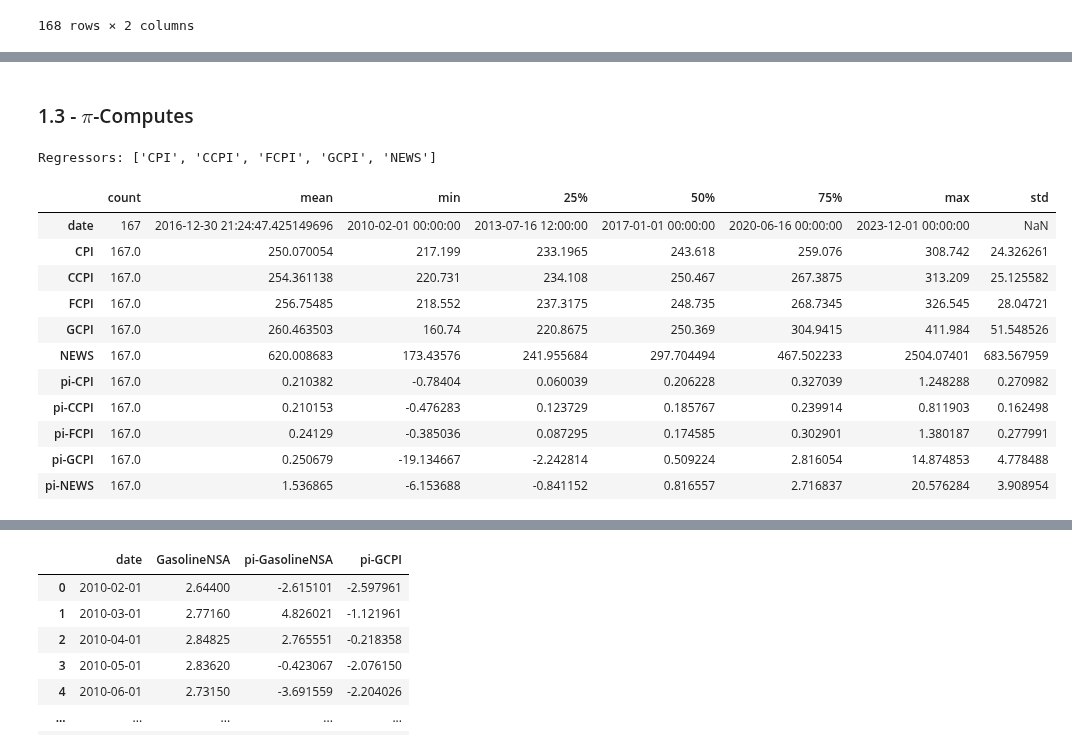
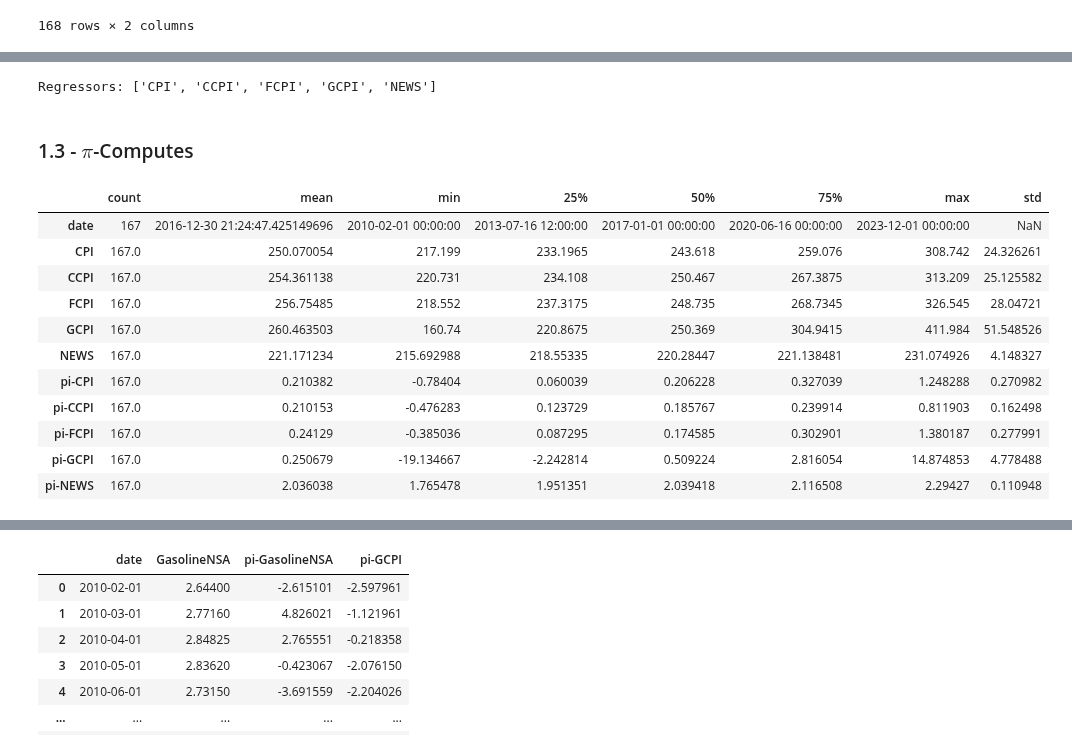
Before and after one commit to paultltc/InflaBERT, a Jupyter notebook: nowcaster.ipynb, the cells around one changed output, grey strips where cells are left out. Saved outputs shown, nothing was run; the diff lists cells and outputs as text; code cells hidden in the pictures.

```diff
--- a/nowcaster.ipynb
+++ b/nowcaster.ipynb
@@ -57,8 +76,6 @@ df_news
 # %%
-df_news['roll_polarity'] = df_news['polarity_score'].rolling(window=12, min_periods=1).mean()
-
-df_news['cum_polarity'] = df_news['polarity_score'].cumsum()
-df_news['cum_roll_polarity'] = df_news['roll_polarity'].cumsum()
+df_news['cum_polarity'] = df_news['polarity_scores_mean'].cumsum()
+#df_news['cum_polarity'] = df_news['polarity_scores_mean'].rolling(window=3, min_periods=1).mean().cumsum()
 
 df_news
 # %% [output]
@@ -79,7 +96,6 @@ df_news
 NEWS_INDEX='cum_polarity'
 df_news = df_news[['date', NEWS_INDEX]]
 df_news = df_news.rename(columns={NEWS_INDEX: 'NEWS'})
-df_news['NEWS'] = df_news['NEWS']+217.488
 df_news
 # %% [output]
 |  | date | NEWS |
@@ -114,29 +130,34 @@ df
 168 rows × 6 columns
+# %%
+indices = [col for col in df.columns if col != 'date']
+print(f'Regressors: {indices}')
+# %% [output]
+Regressors: ['CPI', 'CCPI', 'FCPI', 'GCPI', 'NEWS']
+# %%
+df['NEWS'] = df['NEWS'] + df['CPI'].iloc[0]
 # %% [markdown]
 ### 1.3 - $\pi$-Computes
-# %%
-indices = [col for col in df.columns if col != 'date']
-print(f'Regressors: {indices}')
-# %% [output]
-Regressors: ['CPI', 'CCPI', 'FCPI', 'GCPI', 'NEWS']
+# %%
+T = 1
 # %%
-pi_df = 100*df[indices].pct_change()
+pi_df = 100*df[indices].pct_change(periods=T, fill_method='backfill')
 df[[f'pi-{i}' for i in indices]] = pi_df
+df['pi-NEWS'] = df['pi-NEWS'] + 2
 df = df.dropna()
 df.describe().T
 # %% [output]
 |  | count | mean | min | 25% | 50% | 75% | max | std |
 | date | 167 | 2016-12-30 21:24:47.425149696 | 2010-02-01 00:00:00 | 2013-07-16 12:00:00 | 2017-01-01 00:00:00 | 2020-06-16 00:00:00 | 2023-12-01 00:00:00 | NaN |
 | CPI | 167.0 | 250.070054 | 217.199 | 233.1965 | 243.618 | 259.076 | 308.742 | 24.326261 |
 | CCPI | 167.0 | 254.361138 | 220.731 | 234.108 | 250.467 | 267.3875 | 313.209 | 25.125582 |
 | FCPI | 167.0 | 256.75485 | 218.552 | 237.3175 | 248.735 | 268.7345 | 326.545 | 28.04721 |
 | GCPI | 167.0 | 260.463503 | 160.74 | 220.8675 | 250.369 | 304.9415 | 411.984 | 51.548526 |
-| NEWS | 167.0 | 620.008683 | 173.43576 | 241.955684 | 297.704494 | 467.502233 | 2504.07401 | 683.567959 |
+| NEWS | 167.0 | 221.171234 | 215.692988 | 218.55335 | 220.28447 | 221.138481 | 231.074926 | 4.148327 |
 | pi-CPI | 167.0 | 0.210382 | -0.78404 | 0.060039 | 0.206228 | 0.327039 | 1.248288 | 0.270982 |
 | pi-CCPI | 167.0 | 0.210153 | -0.476283 | 0.123729 | 0.185767 | 0.239914 | 0.811903 | 0.162498 |
 | pi-FCPI | 167.0 | 0.24129 | -0.385036 | 0.087295 | 0.174585 | 0.302901 | 1.380187 | 0.277991 |
 | pi-GCPI | 167.0 | 0.250679 | -19.134667 | -2.242814 | 0.509224 | 2.816054 | 14.874853 | 4.778488 |
-| pi-NEWS | 167.0 | 1.536865 | -6.153688 | -0.841152 | 0.816557 | 2.716837 | 20.576284 | 3.908954 |
+| pi-NEWS | 167.0 | 2.036038 | 1.765478 | 1.951351 | 2.039418 | 2.116508 | 2.29427 | 0.110948 |
 # %%
 plt.figure(figsize=(14, 7))
 
```
Also changed, not shown: parts of 24 cells of this notebook, 17 other files.
